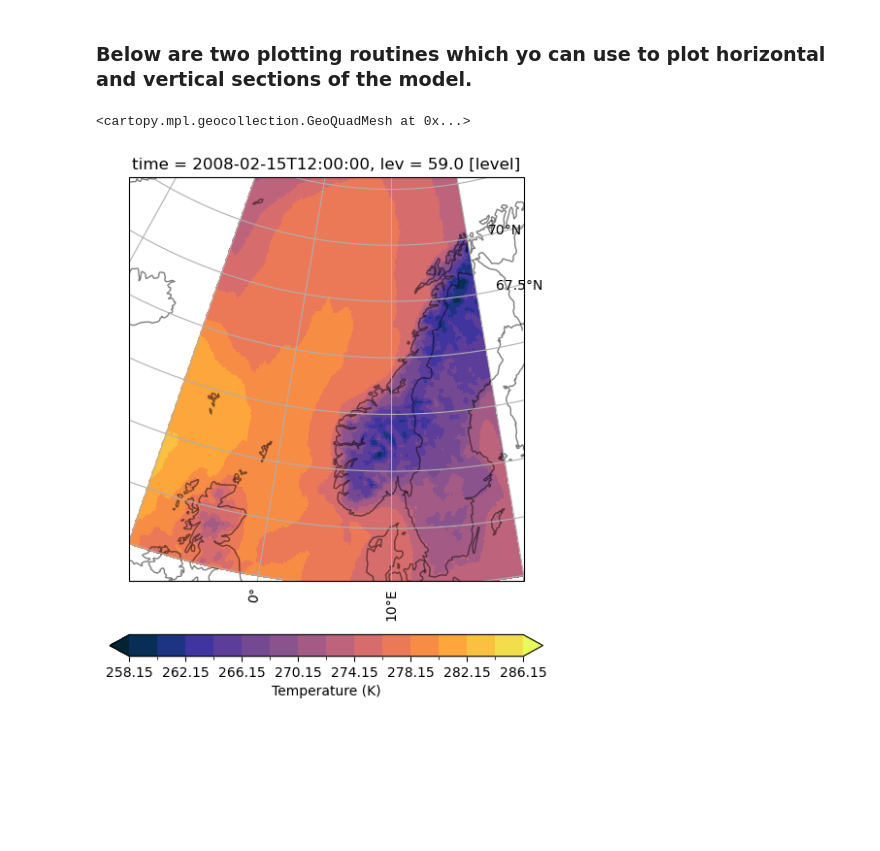
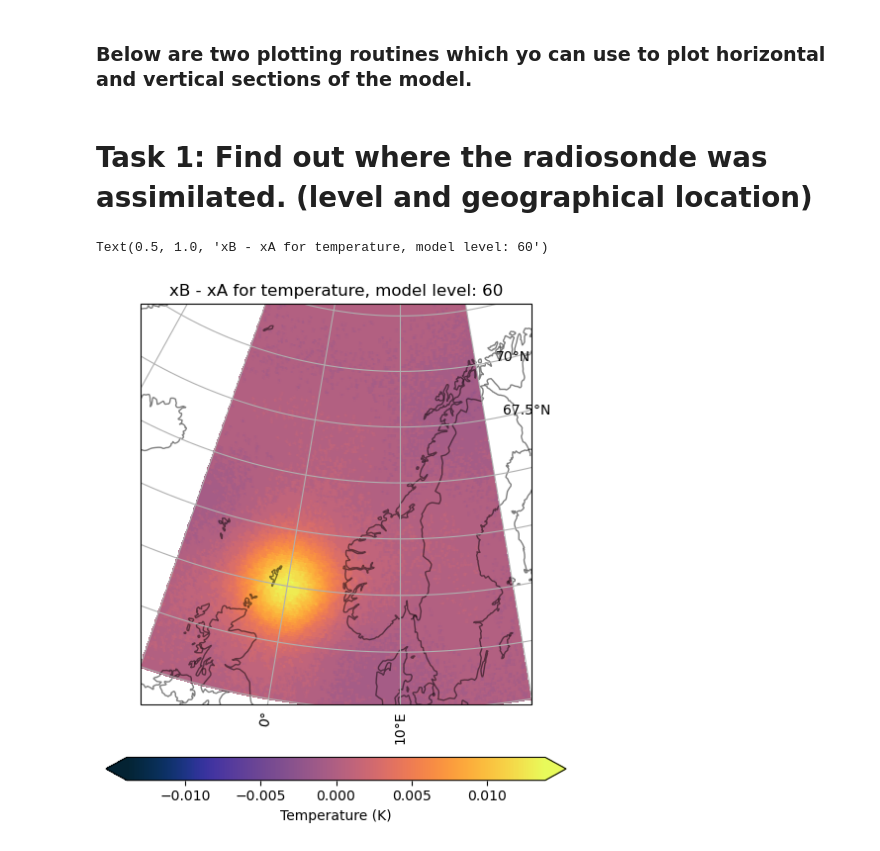
Before and after one commit to kjes4pres/GEO4902, a Jupyter notebook: Exercise 2/2.3.SingleObservationExperiment.ipynb, the cells around one changed output. Saved outputs shown, nothing was run; the diff lists cells and outputs as text; code cells hidden in the pictures; blank space fills up the shorter version.

```diff
--- a/Exercise 2/2.3.SingleObservationExperiment.ipynb
+++ b/Exercise 2/2.3.SingleObservationExperiment.ipynb
@@ -35,29 +31,26 @@ The data is stored in the original coordinates of the model, but do not worry ab
 # %% [markdown]
 ### Below are two plotting routines which yo can use to plot horizontal and vertical sections of the model.
 # %%
-timestep=0; modellevel=59
+timestep=0; modellevel=60
 temp_background = model_background['air_temperature'].isel(time=timestep).sel(lev_2=modellevel)
 temp_analysis   = model_analysis['air_temperature'].isel(time=timestep).sel(lev=modellevel)
+
+diff_temp = temp_background - temp_analysis
+# %% [markdown]
+# Task 1: Find out where the radiosonde was assimilated. (level and geographical location)
 # %%
 projection = cy.crs.Stereographic(central_latitude=78.4, central_longitude=10.0, )
 # projection = cy.crs.PlateCarree()
-f, ax = plt.subplots(1,1, subplot_kw={'projection':projection}, figsize=[7.2, 7.2])
-# plot cosmetics
+f, ax = plt.subplots(1,1, subplot_kw={'projection':projection}, figsize=[10, 7])
 ax.set_extent([-10, 20, 55, 72], cy.crs.PlateCarree())
 ax.add_feature(cy.feature.COASTLINE, alpha=0.5)
 ax.add_feature(cy.feature.BORDERS, alpha=0.5)
 gl = ax.gridlines(draw_labels=True)
 gl.top_labels=False
 gl.right_labels=False
 
-temp_analysis.plot.pcolormesh(ax=ax,
-                              x='lon',
-                              y='lat',
-                              cmap=cmo.thermal,
-                              extend='both',
-                              levels=np.arange(258.15, 288.15,2),
-                              transform=cy.crs.PlateCarree(),
-                              cbar_kwargs={'orientation':'horizontal','label':'Temperature (K)', 'shrink':0.8, 'pad':0.1})
+diff_temp.plot(ax=ax, x='lon', y='lat', cmap=cmo.thermal, extend='both', transform=cy.crs.PlateCarree(), cbar_kwargs={'orientation':'horizontal','label':'Temperature (K)', 'shrink':0.6, 'pad':0.1})
+ax.set_title(f'xB - xA for temperature, model level: {modellevel}')
 # %% [output]
-<cartopy.mpl.geocollection.GeoQuadMesh at 0x...>
+Text(0.5, 1.0, 'xB - xA for temperature, model level: 60')
-[figure, old version]
+[figure, new version]
```
Also changed, not shown: parts of 12 cells of this notebook.
